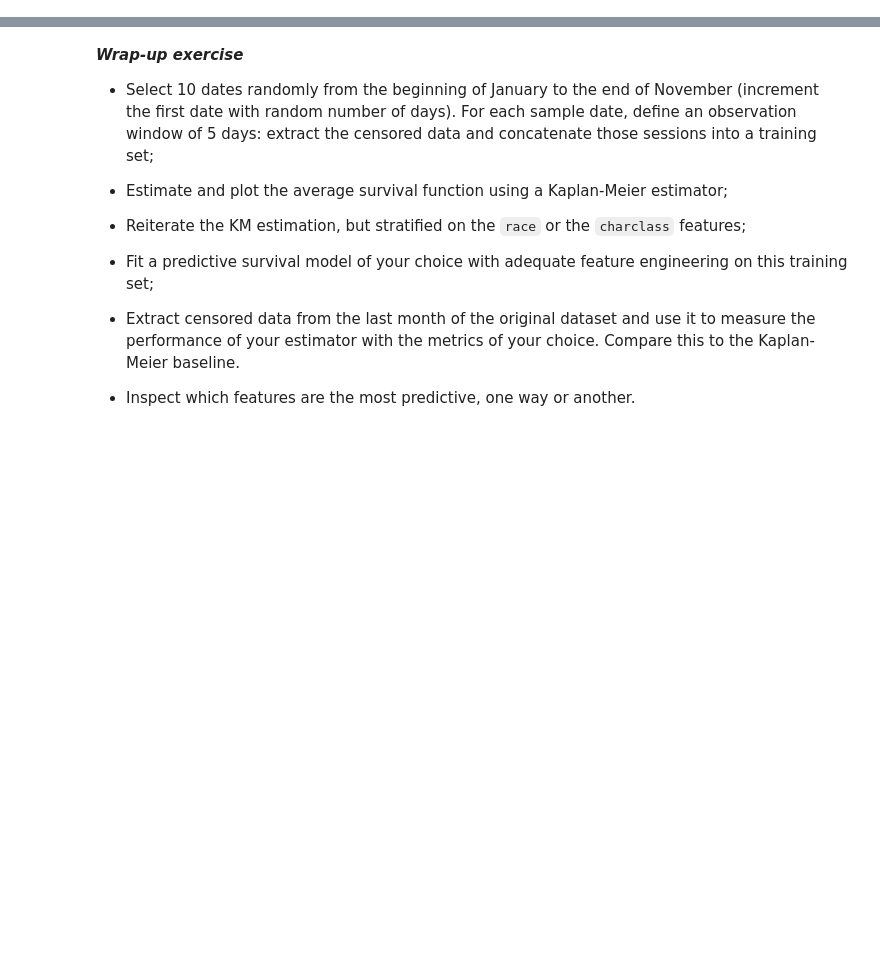
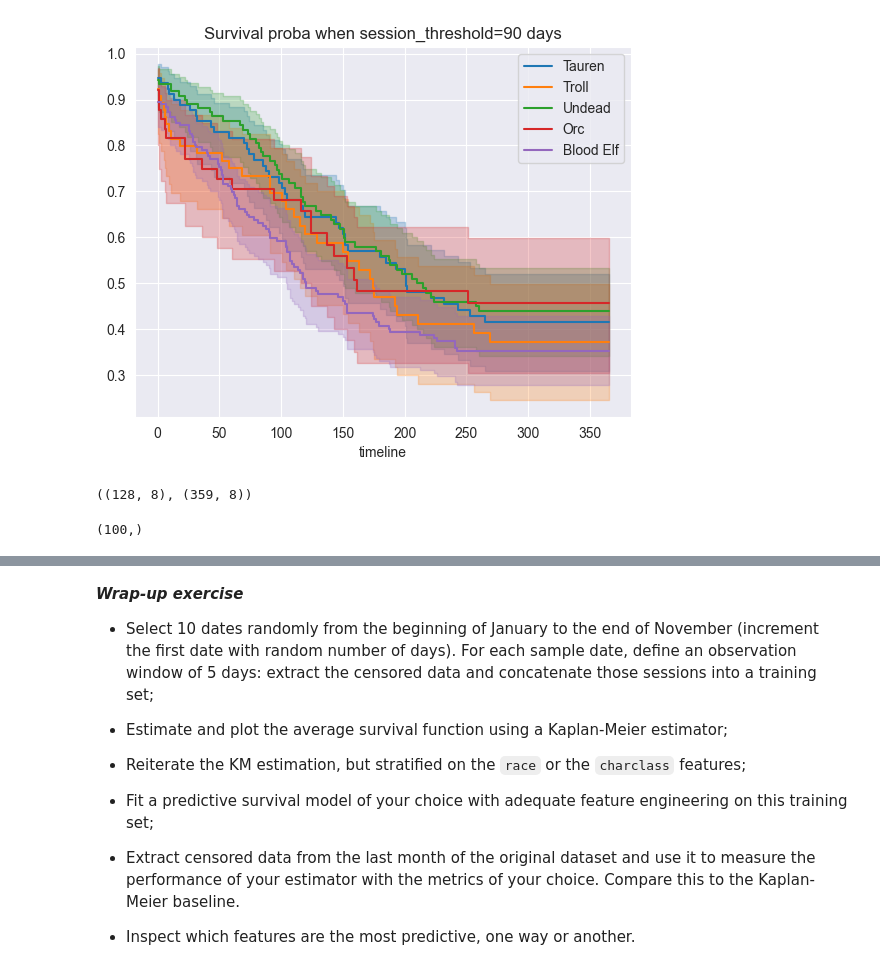
Before and after one commit to Vincent-Maladiere/survival-analysis-demo, a Jupyter notebook: content/tutorial_part_2.ipynb, the cells around one changed output, grey strips where cells are left out. Cells and saved outputs as stored; diff of their text form; code cells hidden in the pictures; blank space fills up the shorter version.

```diff
--- a/content/tutorial_part_2.ipynb
+++ b/content/tutorial_part_2.ipynb
@@ -556,0 +291,52 @@ shape: (10_412, 12)
+# %%
+for race in X["race"].unique():
+    y_race = y.loc[X["race"] == race]
+    km = KaplanMeierFitter().fit(
+        durations=y_race["duration"],
+        event_observed=y_race["event"],
+    )
+    km.plot(
+        title=f"Survival proba when session_threshold={session_threshold}",
+        label=race,
+    );
+plt.legend();
+# %% [output]
+[figure, added]
+# %%
+from sklearn.model_selection import train_test_split
+
+
+def train_test_split_within(X, y, idx, **kwargs):
+    """Ensure that test data durations are within train data durations."""
+    X_train, X_test, y_train, y_test, idx_train, idx_test = train_test_split(X, y, idx, **kwargs)
+    mask_duration_inliers = y_test["duration"] < y_train["duration"].max()
+    X_test = X_test[mask_duration_inliers]
+    y_test = y_test[mask_duration_inliers]
+    idx_test = idx_test[mask_duration_inliers]
+    return X_train, X_test, y_train, y_test, idx_train, idx_test
+
+
+X_train, X_test, y_train, y_test, idx_train, idx_test = train_test_split_within(
+    X, y, np.arange(X.shape[0]), test_size=0.75, random_state=0,
+)
+X_train.shape, X_test.shape
+# %% [output]
+((128, 8), (359, 8))
+# %%
+def make_test_time_grid(y_train, n_steps=300):
+    """Bound times to the range of duration."""
+    # Some survival models can fail to predict near the boundary of the
+    # range of durations observed on the training set.
+    observed_duration = y_test.loc[y_test["event"] > 0]["duration"]
+
+    # trim 1% of the span, 0.5% on each end:
+    span = observed_duration.max() - observed_duration.min()
+    start = observed_duration.min() + 0.005 * span
+    stop = observed_duration.max() - 0.005 * span
+    return np.linspace(start, stop, num=n_steps)
+
+
+time_grid = make_test_time_grid(y_train, n_steps=100)
+time_grid.shape
+# %% [output]
+(100,)
```
Also changed, not shown: parts of 63 cells of this notebook.
